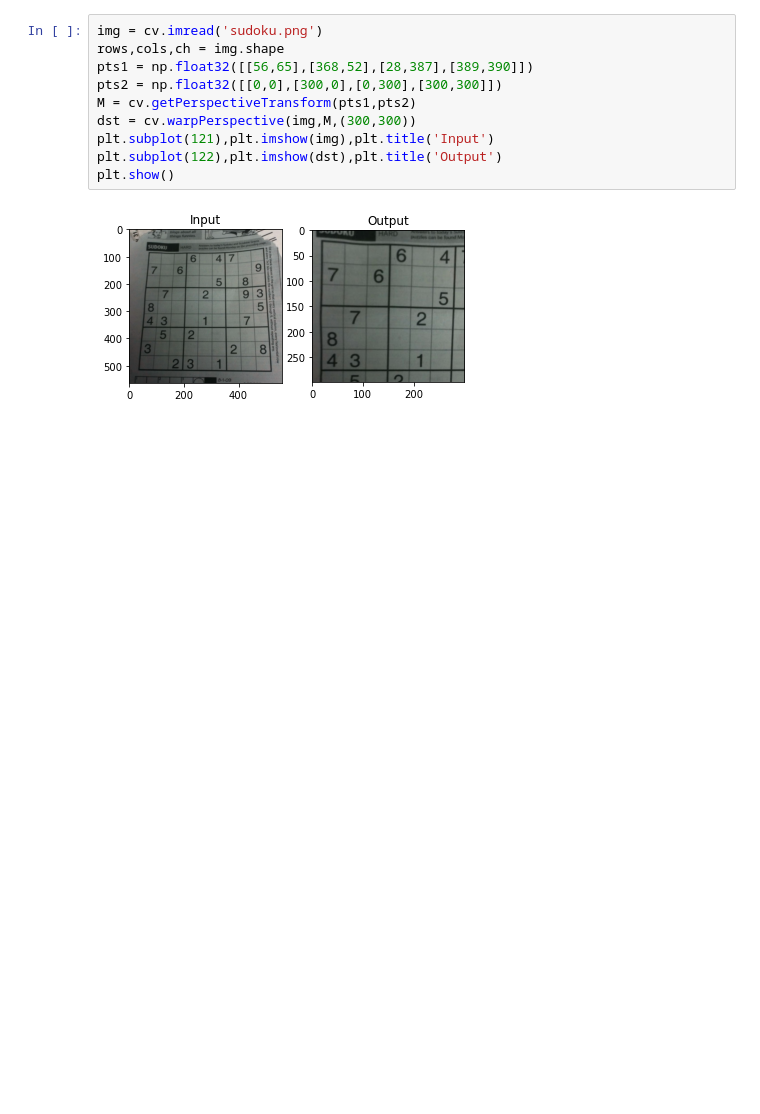
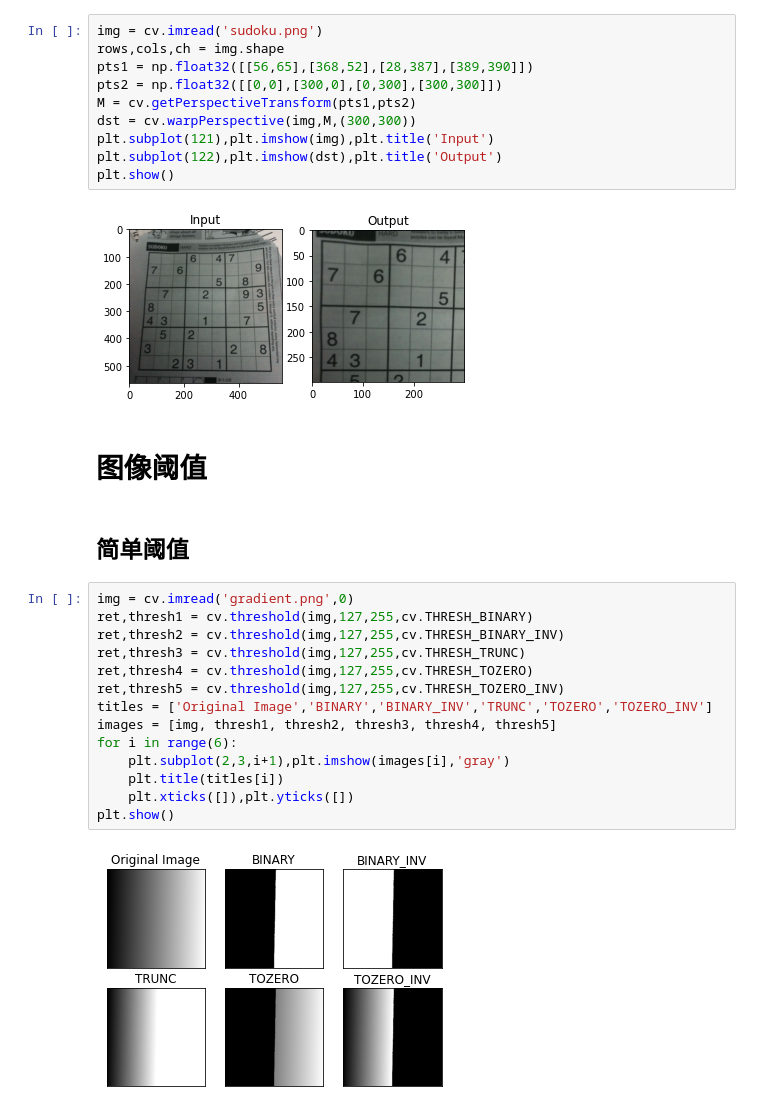
Before and after one commit to ghcn345/OpenCV, a Jupyter notebook: 4-图像处理.ipynb, the cells around one changed output. Cells and saved outputs as stored; diff of their text form; blank space fills up the shorter version.

Commit message:
threshold

```diff
--- a/4-图像处理.ipynb
+++ b/4-图像处理.ipynb
@@ -104,3 +104,23 @@ plt.subplot(122),plt.imshow(dst),plt.title('Output')
 plt.show()
 # %% [output]
 [figure]
+# %% [markdown]
+# 图像阈值
+# %% [markdown]
+## 简单阈值
+# %%
+img = cv.imread('gradient.png',0)
+ret,thresh1 = cv.threshold(img,127,255,cv.THRESH_BINARY)
+ret,thresh2 = cv.threshold(img,127,255,cv.THRESH_BINARY_INV)
+ret,thresh3 = cv.threshold(img,127,255,cv.THRESH_TRUNC)
+ret,thresh4 = cv.threshold(img,127,255,cv.THRESH_TOZERO)
+ret,thresh5 = cv.threshold(img,127,255,cv.THRESH_TOZERO_INV)
+titles = ['Original Image','BINARY','BINARY_INV','TRUNC','TOZERO','TOZERO_INV']
+images = [img, thresh1, thresh2, thresh3, thresh4, thresh5]
+for i in range(6):
+    plt.subplot(2,3,i+1),plt.imshow(images[i],'gray')
+    plt.title(titles[i])
+    plt.xticks([]),plt.yticks([])
+plt.show()
+# %% [output]
+[figure, added]
```
Also changed, not shown: parts of 4 cells of this notebook.
